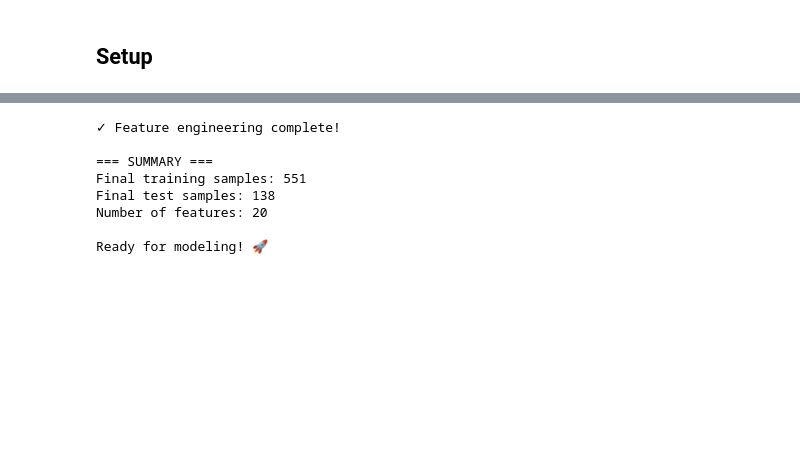
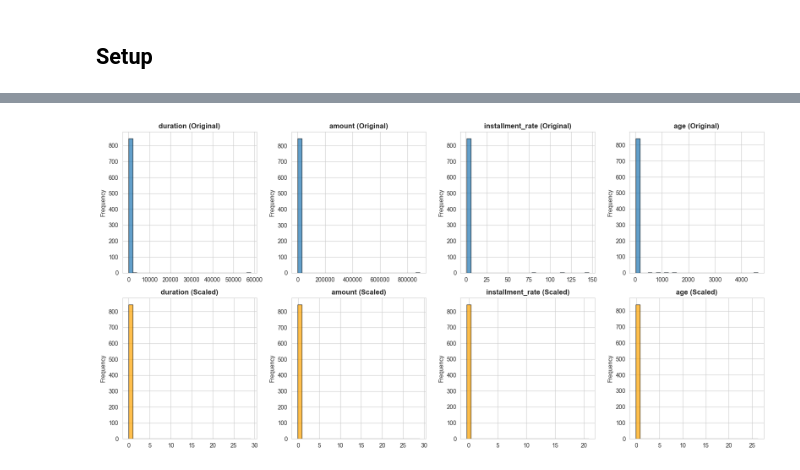
Before and after one commit to AlejandroDiaz10/MLOps, a Jupyter notebook: Fase2/notebooks/2.0-t34-feature-engineering.ipynb, the cells around one changed output, grey strips where cells are left out. Saved outputs shown, nothing was run; the diff lists cells and outputs as text; code cells hidden in the pictures; blank space fills up the shorter version.

```diff
--- a/Fase2/notebooks/2.0-t34-feature-engineering.ipynb
+++ b/Fase2/notebooks/2.0-t34-feature-engineering.ipynb
@@ -126,0 +214,18 @@ plt.show()
+# %%
+# Calculate correlation with target
+X = df_clean.drop(columns=[target_col])
+y = df_clean[target_col]
+
+correlations = X.corrwith(y).sort_values(ascending=False)
+
+print("\nTop 10 features correlated with target:")
+print(correlations.head(10))
+
+# Plot
+fig, ax = plt.subplots(figsize=(10, 8))
+correlations.head(15).plot(kind="barh", ax=ax, color="steelblue", edgecolor="black")
+ax.set_title("Top 15 Features Correlated with Target", fontsize=14, fontweight="bold")
+ax.set_xlabel("Correlation Coefficient", fontweight="bold")
+ax.grid(alpha=0.3, axis="x")
+plt.tight_layout()
+plt.show()
@@ -163,16 +277,30 @@ Scaler std: [1.26244060e+00 8.62121576e+00 1.06331954e+00 2.63278025e+00
-# %%
-print("✓ Feature engineering complete!")
-print("\n=== SUMMARY ===")
-print(f"Final training samples: {len(X_train_scaled)}")
-print(f"Final test samples: {len(X_test_scaled)}")
-print(f"Number of features: {X_train_scaled.shape[1]}")
-print(f"\nReady for modeling! 🚀")
-# %% [output]
-✓ Feature engineering complete!
-
-=== SUMMARY ===
-Final training samples: 551
-Final test samples: 138
-Number of features: 20
-
-Ready for modeling! 🚀
+# %%
+from sklearn.preprocessing import StandardScaler
+
+# Show before/after scaling for sample features
+sample_features = continuous_features[:4]
+
+fig, axes = plt.subplots(2, len(sample_features), figsize=(16, 8))
+
+scaler = StandardScaler()
+X_scaled = pd.DataFrame(
+    scaler.fit_transform(X[sample_features]), columns=sample_features
+)
+
+for idx, col in enumerate(sample_features):
+    # Before scaling
+    axes[0, idx].hist(X[col], bins=30, edgecolor="black", alpha=0.7)
+    axes[0, idx].set_title(f"{col} (Original)", fontweight="bold")
+    axes[0, idx].set_ylabel("Frequency")
+
+    # After scaling
+    axes[1, idx].hist(
+        X_scaled[col], bins=30, edgecolor="black", alpha=0.7, color="orange"
+    )
+    axes[1, idx].set_title(f"{col} (Scaled)", fontweight="bold")
+    axes[1, idx].set_ylabel("Frequency")
+
+plt.tight_layout()
+plt.show()
+# %% [output]
+[figure, added]
```
Also changed, not shown: parts of 27 cells of this notebook, 50 other files.
